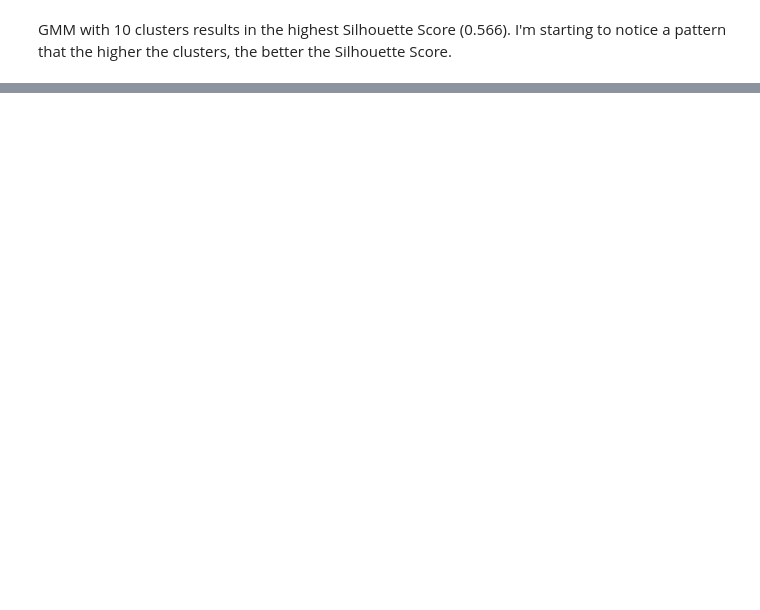
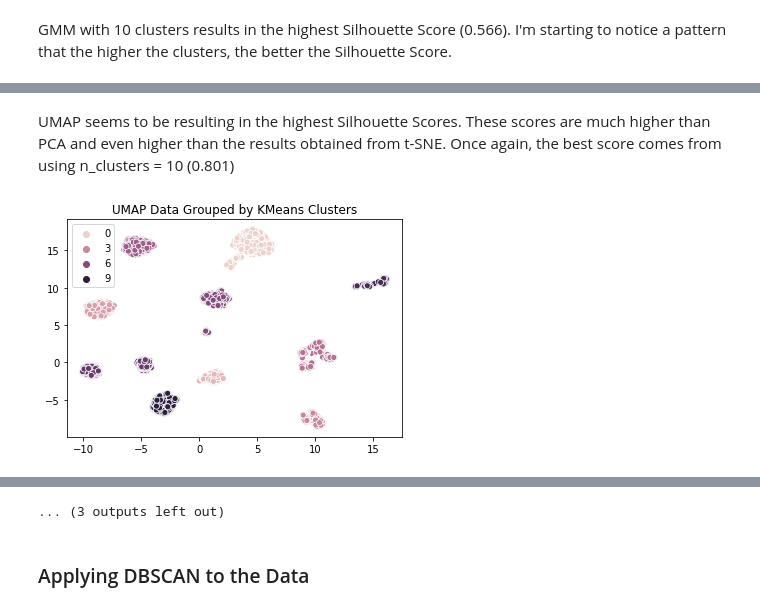
Before and after one commit to jhl126/For-Fun-LoL-Data, a Jupyter notebook: LoL Blue Wins Clustering.ipynb, the cells around one changed output, grey strips where cells are left out. Cells and saved outputs as stored; diff of their text form; code cells hidden in the pictures; blank space fills up the shorter version.

```diff
--- a/LoL Blue Wins Clustering.ipynb
+++ b/LoL Blue Wins Clustering.ipynb
@@ -878,0 +936,9 @@ plt.show()
+# %%
+for c in range(3, 11):
+    km = KMeans(n_clusters=c, random_state=13)
+    km.fit(X_umap)
+    labels = km.fit_predict(X_umap)
+    print(
+        f"The Silhouette Score for {c} clusters: "
+        + str(metrics.silhouette_score(X_umap, labels, metric="euclidean"))
+    )
@@ -878,0 +966,12 @@ plt.show()
+# %% [markdown]
+UMAP seems to be resulting in the highest Silhouette Scores. These scores are much higher than PCA and even higher than the results obtained from t-SNE. Once again, the best score comes from using n_clusters = 10 (0.801)
+# %%
+# Interesting to visualize how KMeans clusters the t-SNE data. (Using the K that resulted in highest Silhouette Score)
+km = KMeans(n_clusters=10, random_state=13)
+km.fit(X_umap)
+labels = km.fit_predict(X_umap)
+sns.scatterplot(X_umap[:, 0], X_umap[:, 1], hue=labels)
+plt.title("UMAP Data Grouped by KMeans Clusters")
+plt.show()
+# %% [output]
+[figure, added]
@@ -878,0 +989,3 @@ plt.show()
+... (3 outputs left out)
+# %% [markdown]
+### Applying DBSCAN to the Data
```
Also changed, not shown: parts of 18 cells of this notebook.
